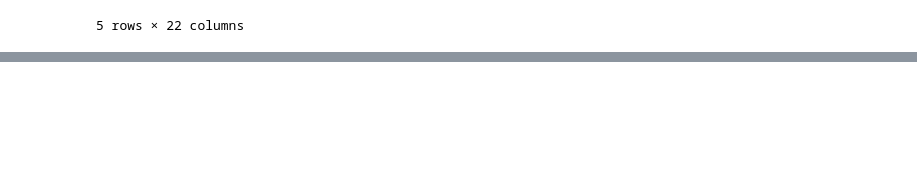
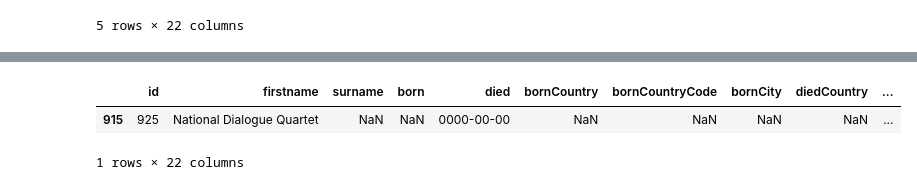
Before and after one commit to iryna-savchuk/DV_project, a Jupyter notebook: Nobel_Prizes_Data_Visualization.ipynb, the cells around one changed output, grey strips where cells are left out. Cells and saved outputs as stored; diff of their text form; code cells hidden in the pictures; blank space fills up the shorter version.

```diff
--- a/Nobel_Prizes_Data_Visualization.ipynb
+++ b/Nobel_Prizes_Data_Visualization.ipynb
@@ -82,0 +131,7 @@ df_merged.head()
+# %%
+# Missing values in 'born' it is an institution
+df_merged[df_merged['born'].isna()]
+# %% [output]
+|  | id | firstname | surname | born | died | bornCountry | bornCountryCode | bornCity | diedCountry | ... |
+| 915 | 925 | National Dialogue Quartet | NaN | NaN | 0000-00-00 | NaN | NaN | NaN | NaN | ... |
+1 rows × 22 columns
```
Also changed, not shown: parts of 24 cells of this notebook.
